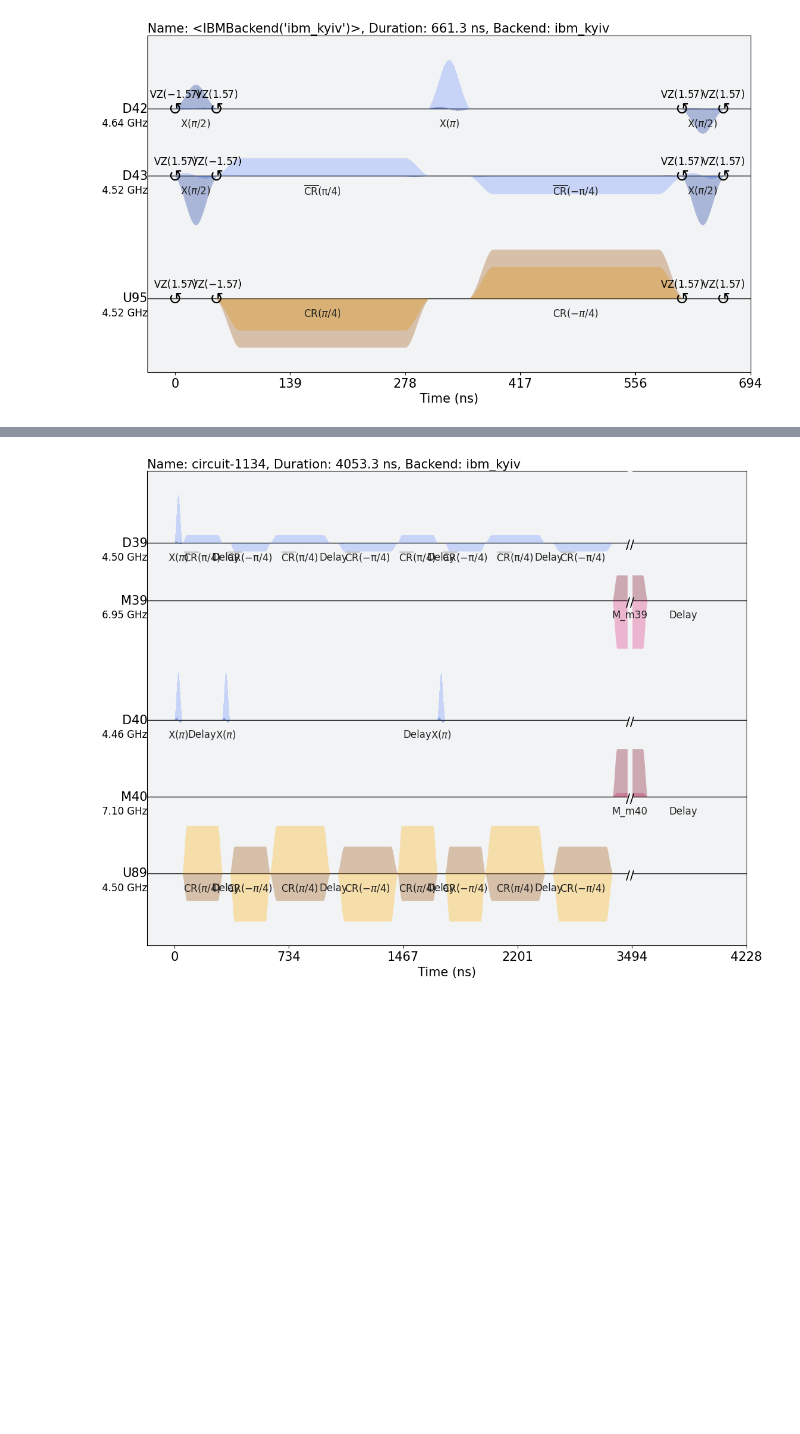
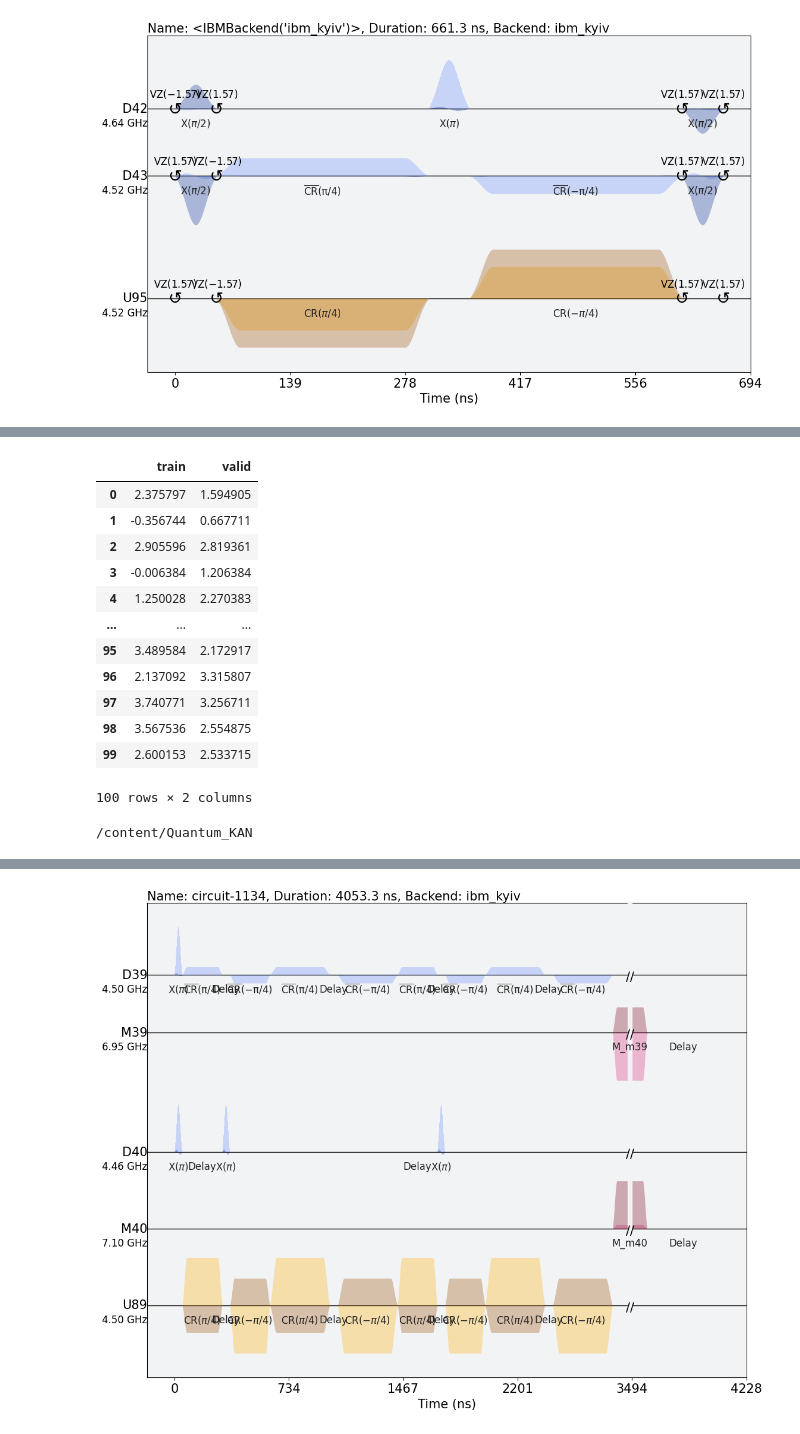
Before and after one commit to pop756/Quantum_KAN, a Jupyter notebook: Real_backend.ipynb, the cells around one changed output, grey strips where cells are left out. Cells and saved outputs as stored; diff of their text form; code cells hidden in the pictures; blank space fills up the shorter version.

```diff
--- a/Real_backend.ipynb
+++ b/Real_backend.ipynb
@@ -212,0 +260,5 @@ schedule(qc1,backend=backend_error).draw(backend=backend_error)
+# %%
+label_list = []
+for i in range(100):
+  res = circuit(theta[i])
+  label_list.append(res.numpy())
@@ -212,0 +285,19 @@ schedule(qc1,backend=backend_error).draw(backend=backend_error)
+# %%
+import pennylane as qml
+# PennyLane 디바이스 설정 (Qiskit Aer 백엔드를 사용)
+my_qfunc = qml.from_qiskit(trotterized_ising_circuit)
+
+dev = qml.device("default.qubit",wires=[0,1,2,3])
+
+@qml.qnode(dev)
+def circuit(theta):
+  theta_list = []
+  for the in theta:
+    theta_list.append(the)
+  my_qfunc(*theta_list,wires=[0,1,2,3])
+  return qml.expval(qml.Z(0)+qml.Z(1)+qml.Z(2)+qml.Z(3))
+# %%
+label_list_valid = []
+for i in range(100):
+  res = circuit(theta[i])
+  label_list_valid.append(res.numpy())
@@ -212,0 +324,25 @@ schedule(qc1,backend=backend_error).draw(backend=backend_error)
+# %%
+import pandas as pd
+lable_dict = {'train':label_list,'valid':label_list_valid}
+# %%
+data = pd.DataFrame(lable_dict)
+data
+# %% [output]
+|  | train | valid |
+| 0 | 2.375797 | 1.594905 |
+| 1 | -0.356744 | 0.667711 |
+| 2 | 2.905596 | 2.819361 |
+| 3 | -0.006384 | 1.206384 |
+| 4 | 1.250028 | 2.270383 |
+| ... | ... | ... |
+| 95 | 3.489584 | 2.172917 |
+| 96 | 2.137092 | 3.315807 |
+| 97 | 3.740771 | 3.256711 |
+| 98 | 3.567536 | 2.554875 |
+| 99 | 2.600153 | 2.533715 |
+100 rows × 2 columns
+# %%
+%cd Quantum_KAN
+data.to_csv('./data/real_data.csv',index=False)
+# %% [output]
+/content/Quantum_KAN
```
Also changed, not shown: parts of 10 cells of this notebook.
